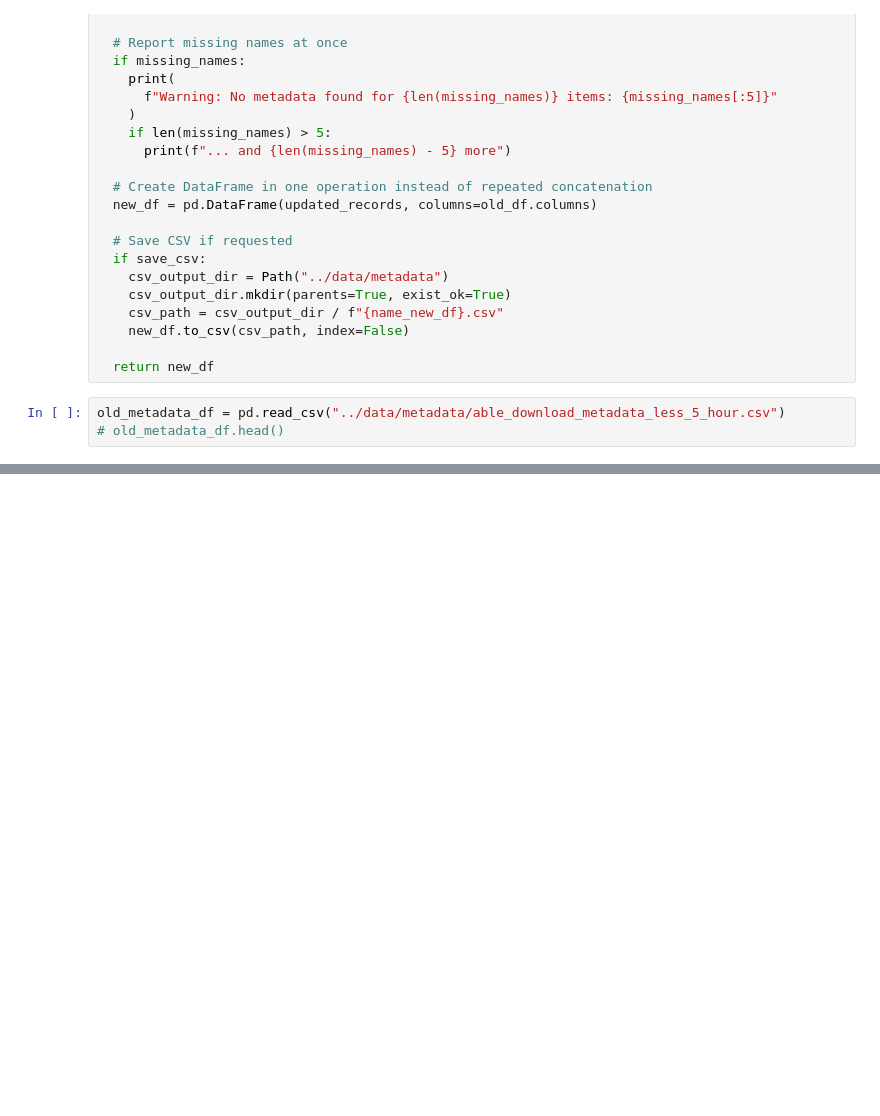
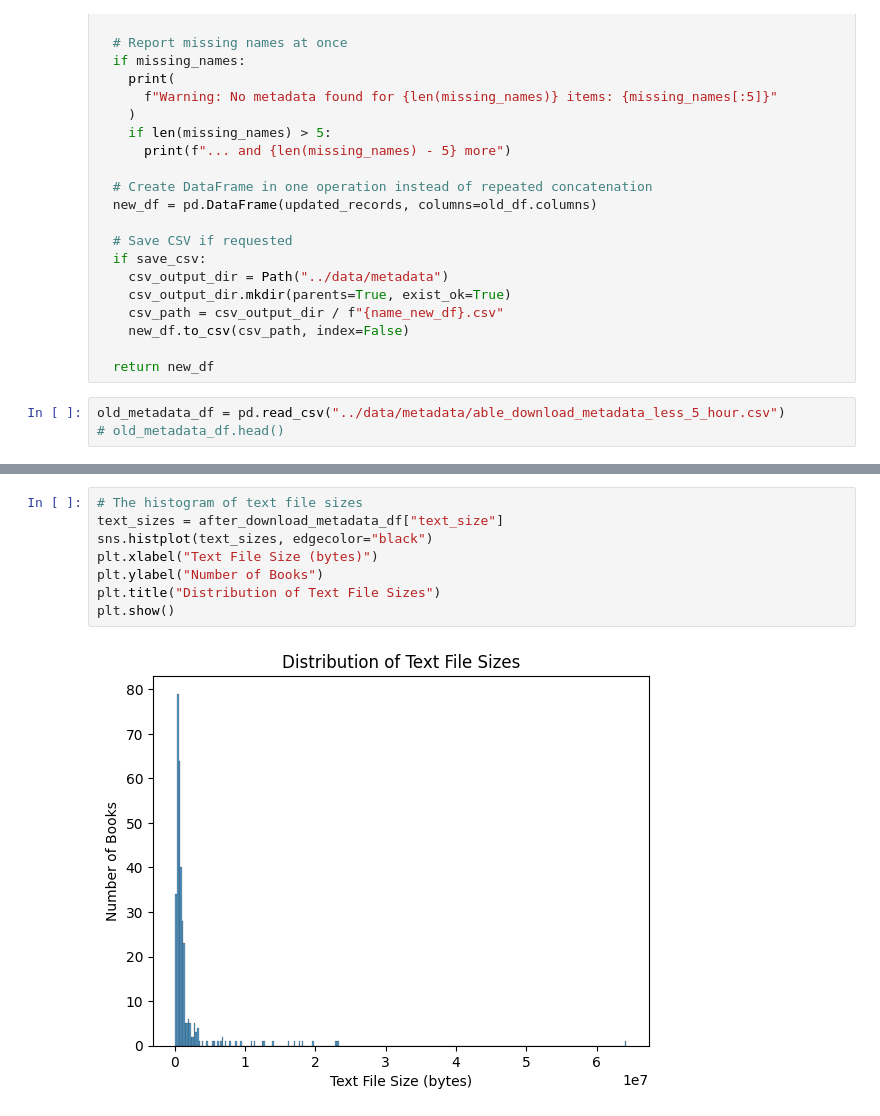
Before and after one commit to quochuy242/VNAVC, a Jupyter notebook: notebooks/download_analysis.ipynb, the cells around one changed output, grey strips where cells are left out. Cells and saved outputs as stored; diff of their text form; blank space fills up the shorter version.

```diff
--- a/notebooks/download_analysis.ipynb
+++ b/notebooks/download_analysis.ipynb
@@ -197,0 +255,10 @@ after_download_metadata_df.head()
+# %%
+# The histogram of text file sizes
+text_sizes = after_download_metadata_df["text_size"]
+sns.histplot(text_sizes, edgecolor="black")
+plt.xlabel("Text File Size (bytes)")
+plt.ylabel("Number of Books")
+plt.title("Distribution of Text File Sizes")
+plt.show()
+# %% [output]
+[figure, added]
```
Also changed, not shown: parts of 13 cells of this notebook, 7 other files.
